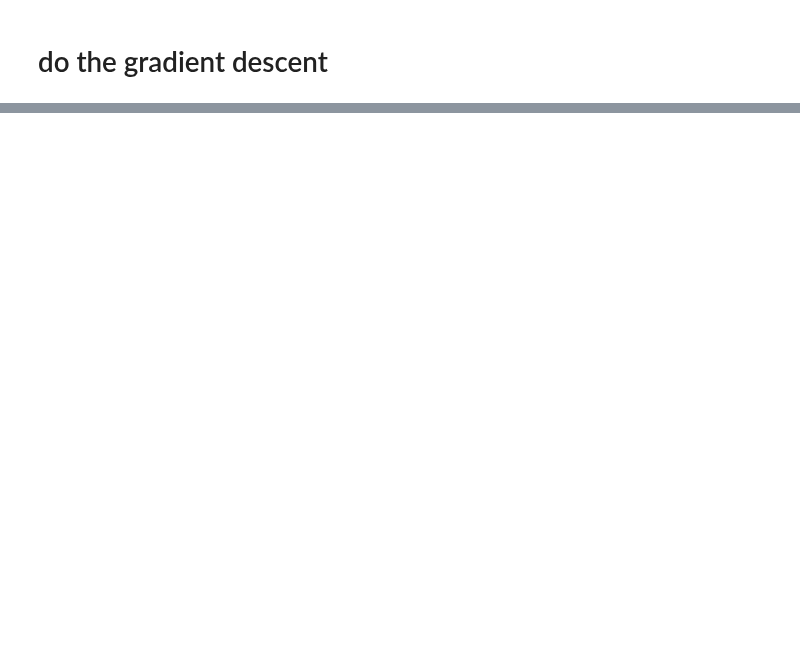
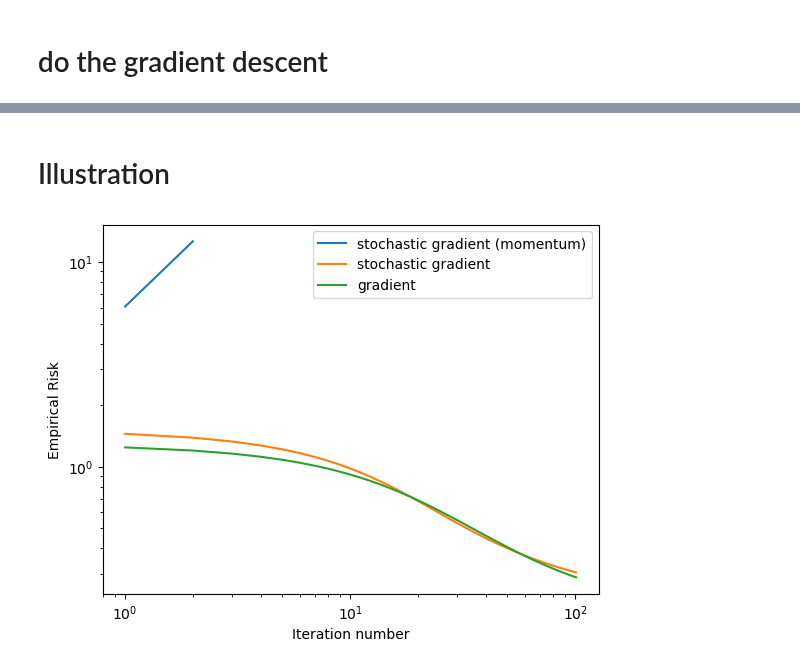
Before and after one commit to Xianzhiwang1/CS0451-page-site, a Jupyter notebook: posts/my-blog-post-02-gradient-descent/index.ipynb, the cells around one changed output, grey strips where cells are left out. Cells and saved outputs as stored; diff of their text form; code cells hidden in the pictures; blank space fills up the shorter version.

```diff
--- a/posts/my-blog-post-02-gradient-descent/index.ipynb
+++ b/posts/my-blog-post-02-gradient-descent/index.ipynb
@@ -145,0 +160,36 @@ print((1<0)*1)
+# %% [markdown]
+# Illustration
+# %%
+LR = LogisticRegression()
+LR.fit_stochastic(X, y,
+                  max_epochs = 100,
+                  momentum = True,
+                  batch_size = 10,
+                  alpha = 0.05)
+
+num_steps = len(LR.stochastic_loss_history)
+plt.plot(np.arange(num_steps) + 1, LR.stochastic_loss_history, label = "stochastic gradient (momentum)")
+
+LR = LogisticRegression()
+LR.fit_stochastic(X, y,
+                  max_epochs = 100,
+                  momentum = False,
+                  batch_size = 10,
+                  alpha = 0.05)
+
+num_steps = len(LR.stochastic_loss_history)
+plt.plot(np.arange(num_steps) + 1, LR.stochastic_loss_history, label = "stochastic gradient")
+
+LR = LogisticRegression()
+LR.fit(X, y, alpha = .05, max_epochs = 100)
+
+num_steps = len(LR.loss_history)
+plt.plot(np.arange(num_steps) + 1, LR.loss_history, label = "gradient")
+
+xlab = plt.xlabel("Iteration number")
+ylab = plt.ylabel("Empirical Risk")
+plt.loglog()
+
+legend = plt.legend()
+# %% [output]
+[figure, added]
```
Also changed, not shown: parts of 10 cells of this notebook, 10 other files.
